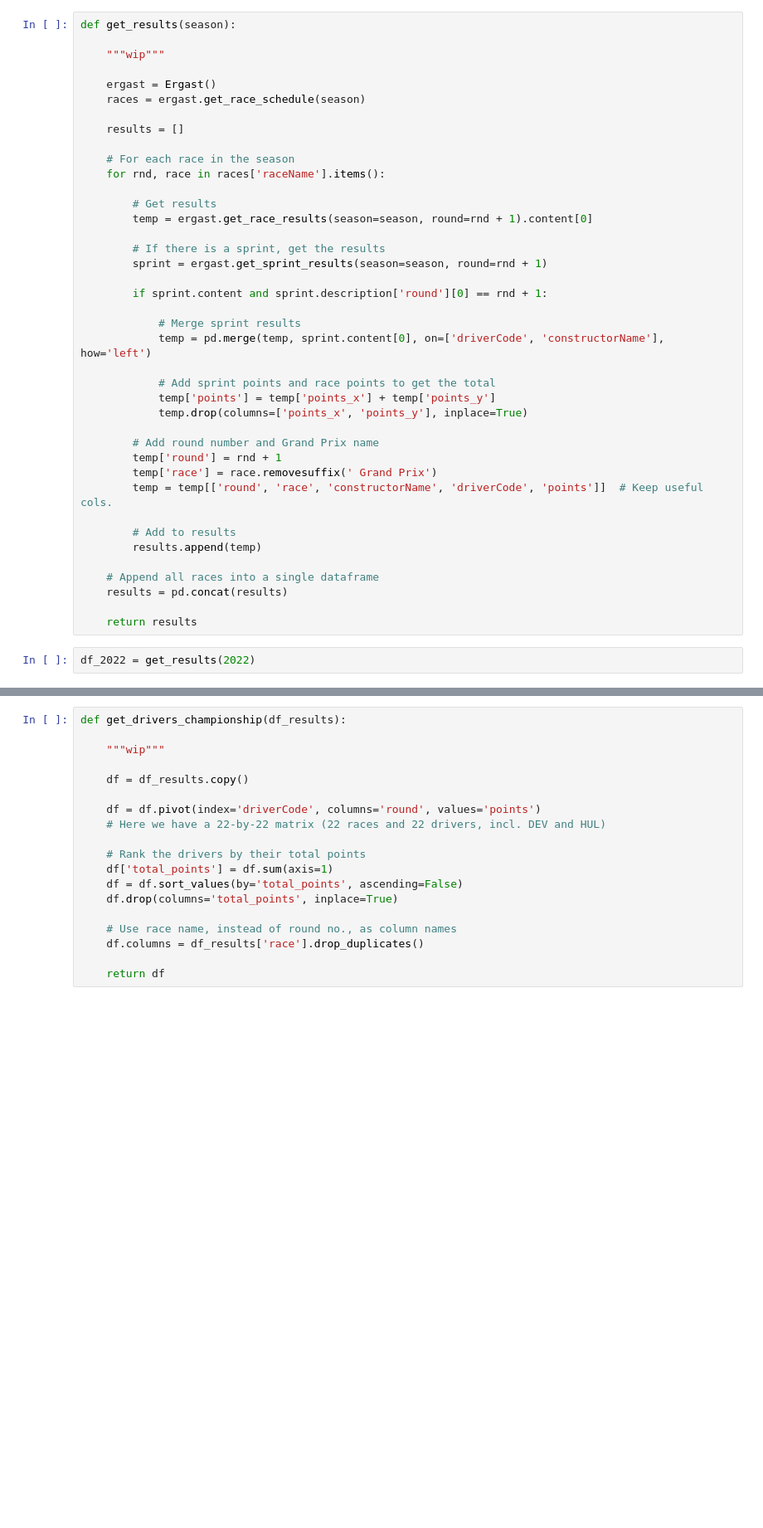
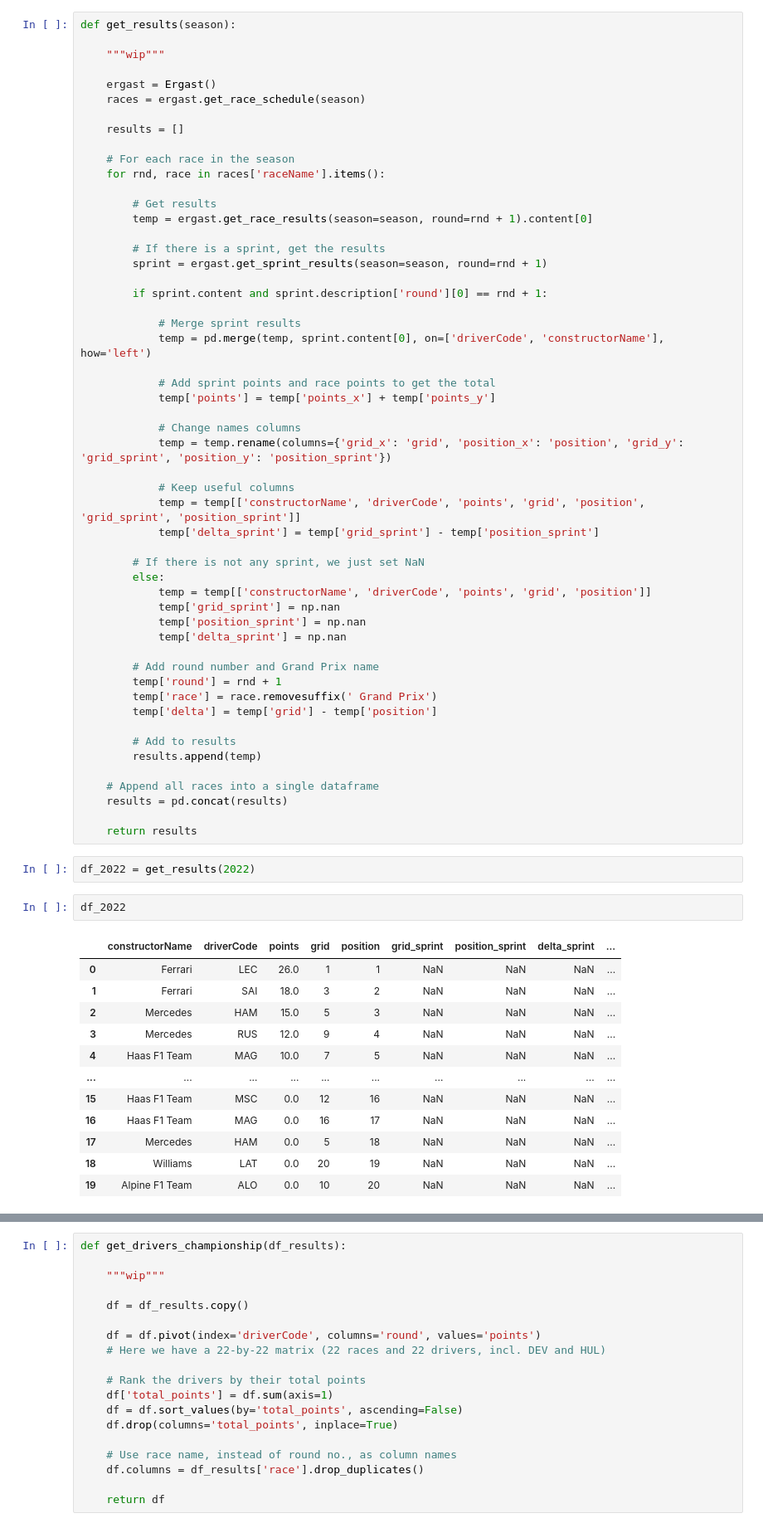
Before and after one commit to SupernovaIa/Formula-1-ML-Project, a Jupyter notebook: notebook/2024-Season.ipynb, the cells around one changed output, grey strips where cells are left out. Shown at 83% size. Saved outputs shown, nothing was run; the diff lists cells and outputs as text; blank space fills up the shorter version.

```diff
--- a/notebook/2024-Season.ipynb
+++ b/notebook/2024-Season.ipynb
@@ -35,12 +36,25 @@ def get_results(season):
 
             # Add sprint points and race points to get the total
             temp['points'] = temp['points_x'] + temp['points_y']
-            temp.drop(columns=['points_x', 'points_y'], inplace=True)
+
+            # Change names columns
+            temp = temp.rename(columns={'grid_x': 'grid', 'position_x': 'position', 'grid_y': 'grid_sprint', 'position_y': 'position_sprint'})
+
+            # Keep useful columns
+            temp = temp[['constructorName', 'driverCode', 'points', 'grid', 'position', 'grid_sprint', 'position_sprint']]
+            temp['delta_sprint'] = temp['grid_sprint'] - temp['position_sprint']
+
+        # If there is not any sprint, we just set NaN
+        else:
+            temp = temp[['constructorName', 'driverCode', 'points', 'grid', 'position']]
+            temp['grid_sprint'] = np.nan
+            temp['position_sprint'] = np.nan
+            temp['delta_sprint'] = np.nan
 
         # Add round number and Grand Prix name
         temp['round'] = rnd + 1
         temp['race'] = race.removesuffix(' Grand Prix')
-        temp = temp[['round', 'race', 'constructorName', 'driverCode', 'points']]  # Keep useful cols.
+        temp['delta'] = temp['grid'] - temp['position']
 
         # Add to results
         results.append(temp)
@@ -51,3 +65,18 @@ def get_results(season):
     return results
 # %%
 df_2022 = get_results(2022)
+# %%
+df_2022
+# %% [output]
+|  | constructorName | driverCode | points | grid | position | grid_sprint | position_sprint | delta_sprint | ... |
+| 0 | Ferrari | LEC | 26.0 | 1 | 1 | NaN | NaN | NaN | ... |
+| 1 | Ferrari | SAI | 18.0 | 3 | 2 | NaN | NaN | NaN | ... |
+| 2 | Mercedes | HAM | 15.0 | 5 | 3 | NaN | NaN | NaN | ... |
+| 3 | Mercedes | RUS | 12.0 | 9 | 4 | NaN | NaN | NaN | ... |
+| 4 | Haas F1 Team | MAG | 10.0 | 7 | 5 | NaN | NaN | NaN | ... |
+| ... | ... | ... | ... | ... | ... | ... | ... | ... | ... |
+| 15 | Haas F1 Team | MSC | 0.0 | 12 | 16 | NaN | NaN | NaN | ... |
+| 16 | Haas F1 Team | MAG | 0.0 | 16 | 17 | NaN | NaN | NaN | ... |
+| 17 | Mercedes | HAM | 0.0 | 5 | 18 | NaN | NaN | NaN | ... |
+| 18 | Williams | LAT | 0.0 | 20 | 19 | NaN | NaN | NaN | ... |
+| 19 | Alpine F1 Team | ALO | 0.0 | 10 | 20 | NaN | NaN | NaN | ... |
```
Also changed, not shown: parts of 19 cells of this notebook.
